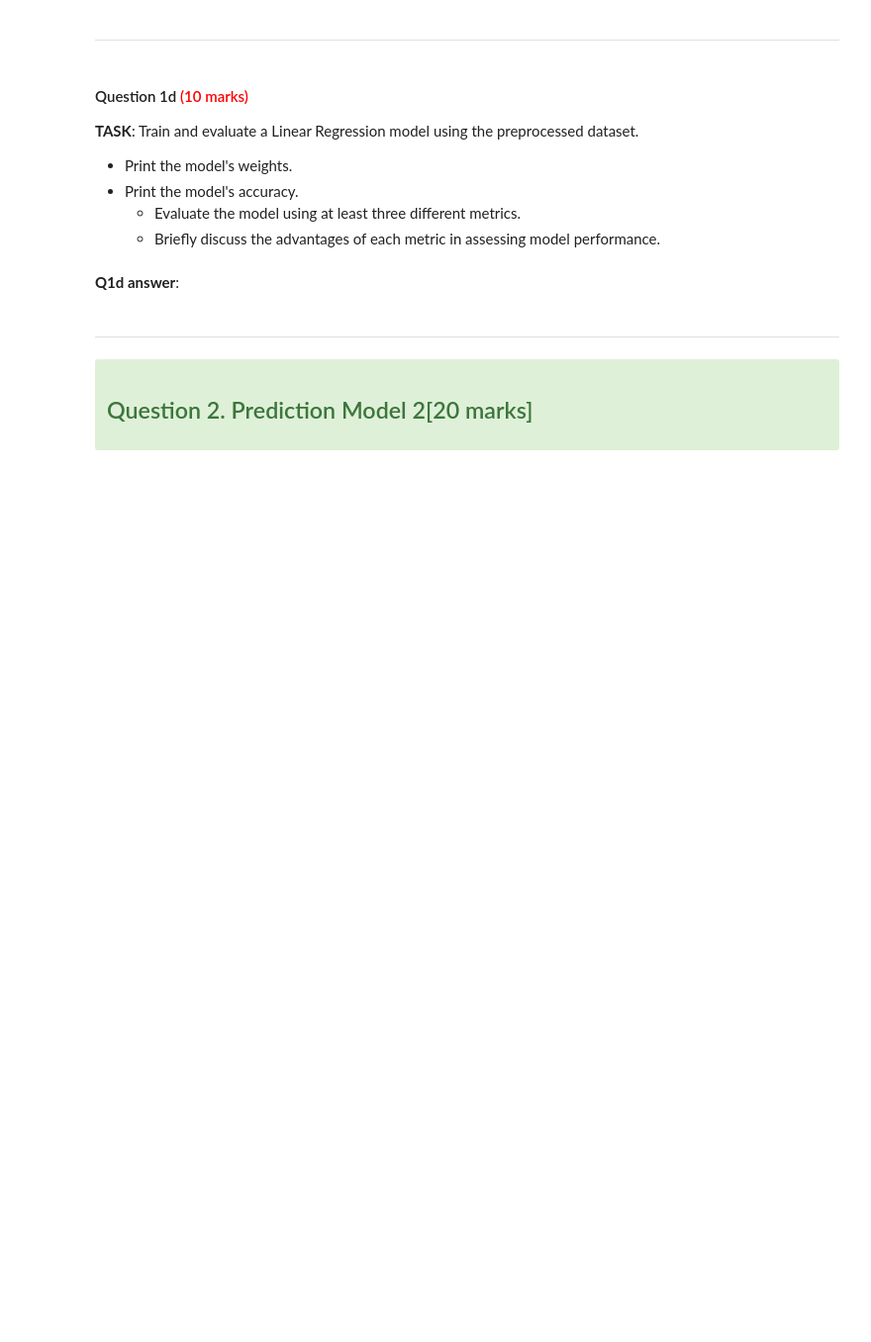
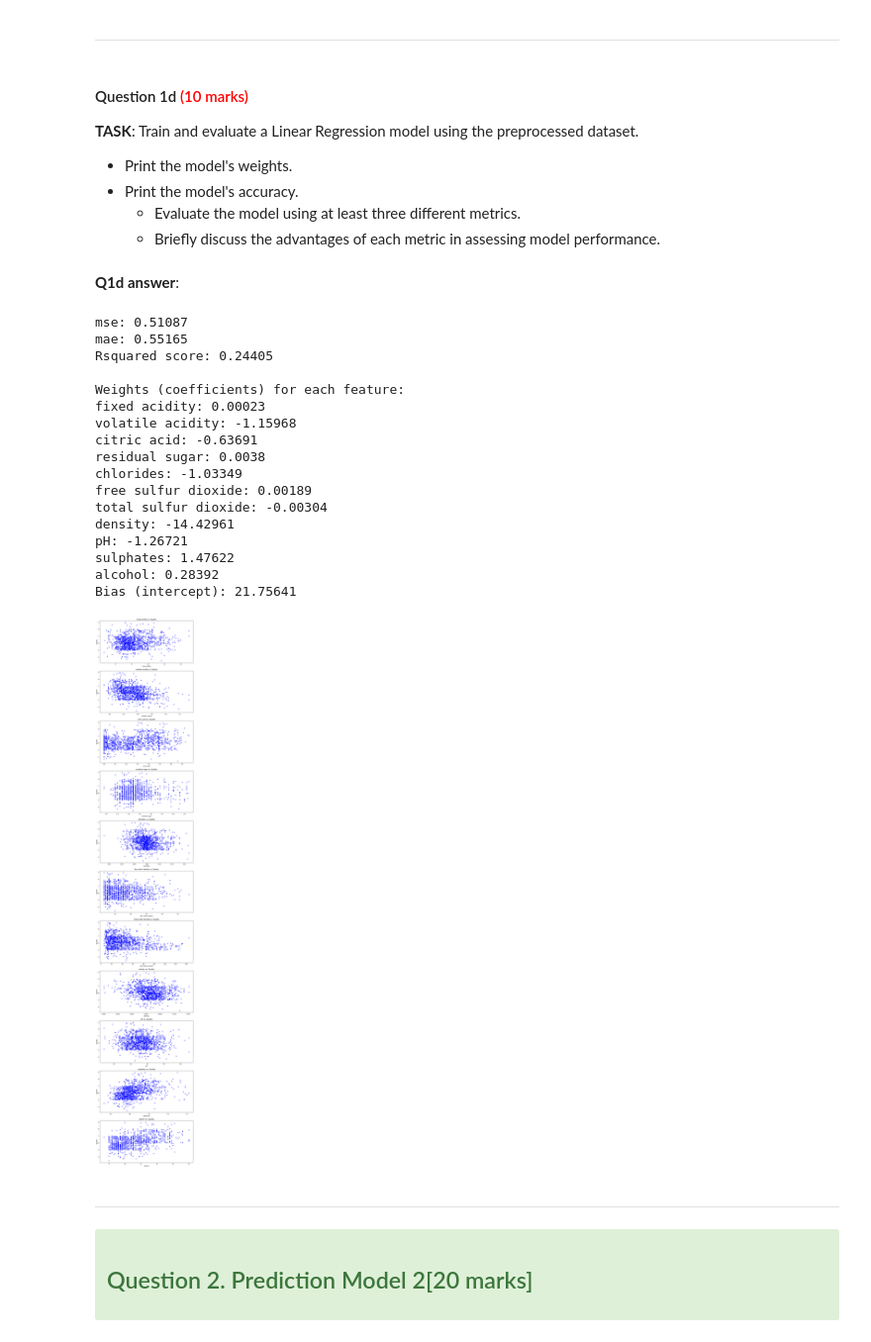
Before and after one commit to Littleguygabe/Python-Backup, a Jupyter notebook: comp1008/cwk/202425_COMP1008_cw_psygb6.ipynb, the cells around one changed output. Shown at 99% size. Drawn from its saved outputs; the diff is of its cells as text; code cells hidden in the pictures; blank space fills up the shorter version.

Commit message:
added code to display scatters of each input variable in relation to quality

```diff
--- a/comp1008/cwk/202425_COMP1008_cw_psygb6.ipynb
+++ b/comp1008/cwk/202425_COMP1008_cw_psygb6.ipynb
@@ -467,4 +474,4 @@ class preProcessing(NaNhandling, outlierHandling):
         return self.df.drop_duplicates()
 
 
-preProcessing(wineQualDf).df
+wineQualDf = preProcessing(wineQualDf).df
@@ -509,3 +490,70 @@ Xtrain,Xtest,ytrain,ytest = train_test_split(X,y,test_size = 0.3,random_state=1)
+# %%
+import matplotlib.pyplot as plt
+import numpy as np
+from sklearn import preprocessing
+from sklearn.model_selection import train_test_split
+from sklearn.linear_model import LinearRegression
+from sklearn.metrics import mean_squared_error, mean_absolute_error, r2_score
+
+min_max_scaler = preprocessing.MinMaxScaler()
+
+# Assuming wineQualDf is already loaded
+X = wineQualDf.drop(columns=['quality'])
+y = wineQualDf[['quality']]
+
+Xtrain, Xtest, ytrain, ytest = train_test_split(X, y, test_size=0.3, random_state=42)
+
+model = LinearRegression()
+model.fit(Xtrain, ytrain)
+yPred = model.predict(Xtest)
+
+# Calculate metrics
+mse = mean_squared_error(ytest, yPred)
+mae = mean_absolute_error(ytest, yPred)
+r2 = r2_score(ytest, yPred)
+
+print(f'mse: {round(mse, 5)}')
+print(f'mae: {round(mae, 5)}')
+print(f'Rsquared score: {round(r2, 5)}')
+
+# Print the weights (coefficients) for each feature
+print("\nWeights (coefficients) for each feature:")
+for feature, weight in zip(X.columns, model.coef_[0]):
+    print(f"{feature}: {round(weight, 5)}")
+
+# Print the bias (intercept)
+print(f"Bias (intercept): {round(model.intercept_[0], 5)}")
+
+# Scatter plots for all features
+fig, axes = plt.subplots(len(X.columns), 1, figsize=(10, 5 * len(X.columns)))
+
+for i, feature in enumerate(X.columns):
+    axes[i].scatter(wineQualDf[feature], wineQualDf["quality"], alpha=0.5, color='blue',marker='x')
+    axes[i].set_xlabel(feature)
+    axes[i].set_ylabel("Quality")
+    axes[i].set_title(f"{feature} vs. Quality")
+
+plt.tight_layout()
+plt.show()
+# %% [output]
+mse: 0.51087
+mae: 0.55165
+Rsquared score: 0.24405
+
+Weights (coefficients) for each feature:
+fixed acidity: 0.00023
+volatile acidity: -1.15968
+citric acid: -0.63691
+residual sugar: 0.0038
+chlorides: -1.03349
+free sulfur dioxide: 0.00189
+total sulfur dioxide: -0.00304
+density: -14.42961
+pH: -1.26721
+sulphates: 1.47622
+alcohol: 0.28392
+Bias (intercept): 21.75641
+[figure, added]
 # %% [markdown]
 ---
 # %% [markdown]
```
Also changed, not shown: parts of 3 cells of this notebook.
